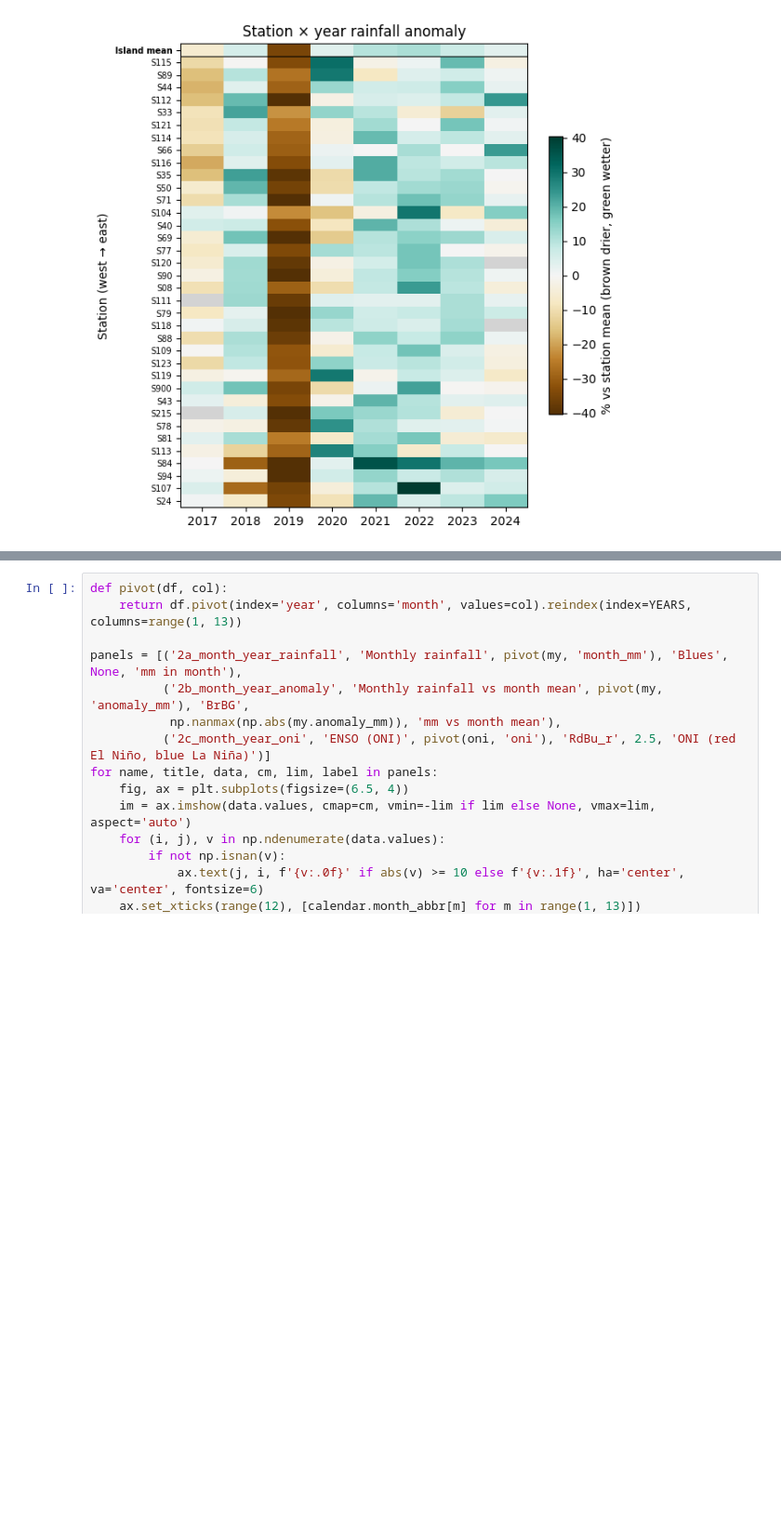
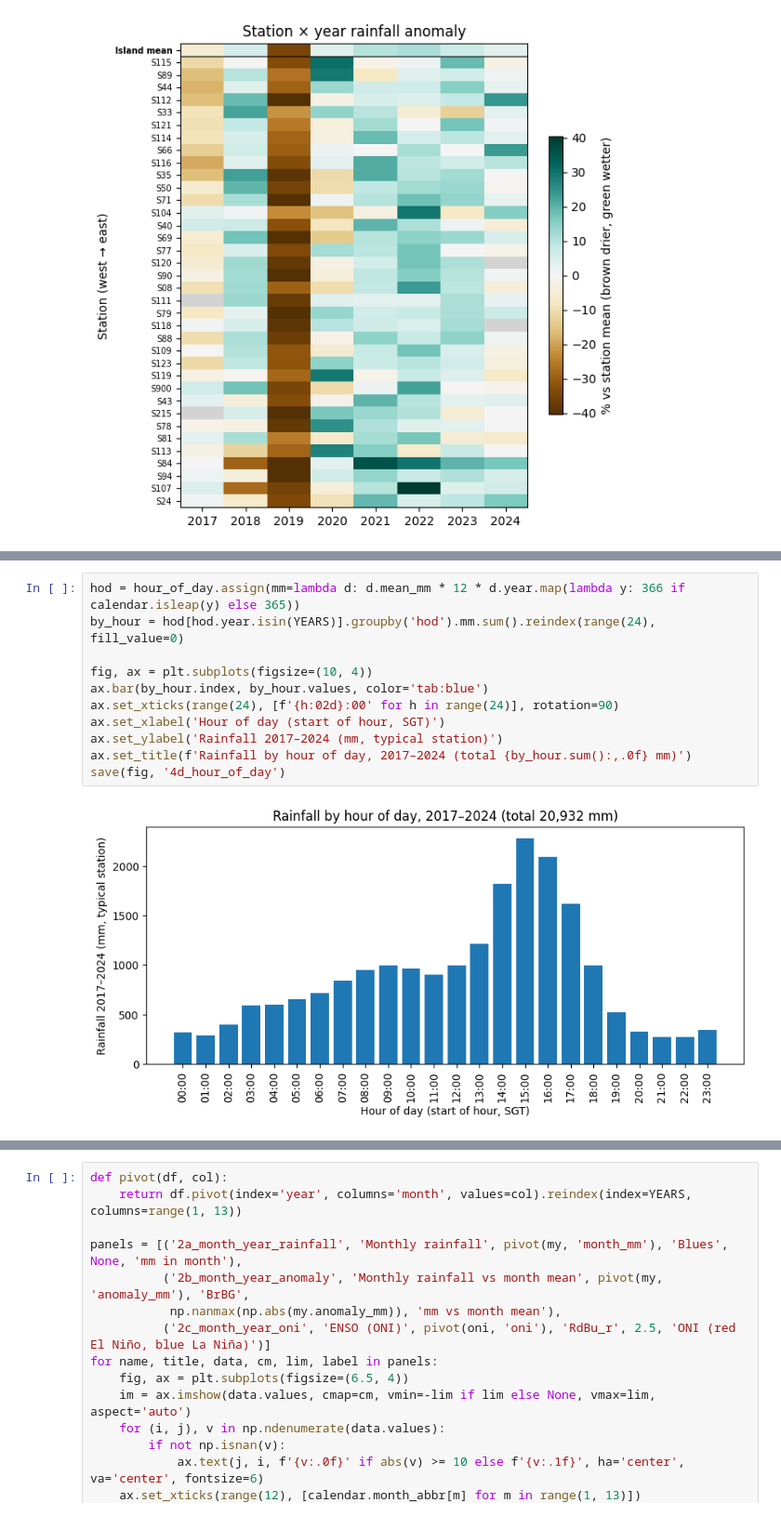
Before and after one commit to Yanaput/DSA5208-rainfall, a Jupyter notebook: task1_describe.ipynb, the cells around one changed output, grey strips where cells are left out. Shown at 93% size. Saved outputs shown, nothing was run; the diff lists cells and outputs as text; blank space fills up the shorter version.

```diff
--- a/task1_describe.ipynb
+++ b/task1_describe.ipynb
@@ -176 +260,14 @@ save(fig, '1_station_year_anomaly')
+# %%
+hod = hour_of_day.assign(mm=lambda d: d.mean_mm * 12 * d.year.map(lambda y: 366 if calendar.isleap(y) else 365))
+by_hour = hod[hod.year.isin(YEARS)].groupby('hod').mm.sum().reindex(range(24), fill_value=0)
+
+fig, ax = plt.subplots(figsize=(10, 4))
+ax.bar(by_hour.index, by_hour.values, color='tab:blue')
+ax.set_xticks(range(24), [f'{h:02d}:00' for h in range(24)], rotation=90)
+ax.set_xlabel('Hour of day (start of hour, SGT)')
+ax.set_ylabel('Rainfall 2017–2024 (mm, typical station)')
+ax.set_title(f'Rainfall by hour of day, 2017–2024 (total {by_hour.sum():,.0f} mm)')
+save(fig, '4d_hour_of_day')
+# %% [output]
+[figure, added]
 # %% [markdown]
```
Also changed, not shown: parts of 18 cells of this notebook, 5 other files.
